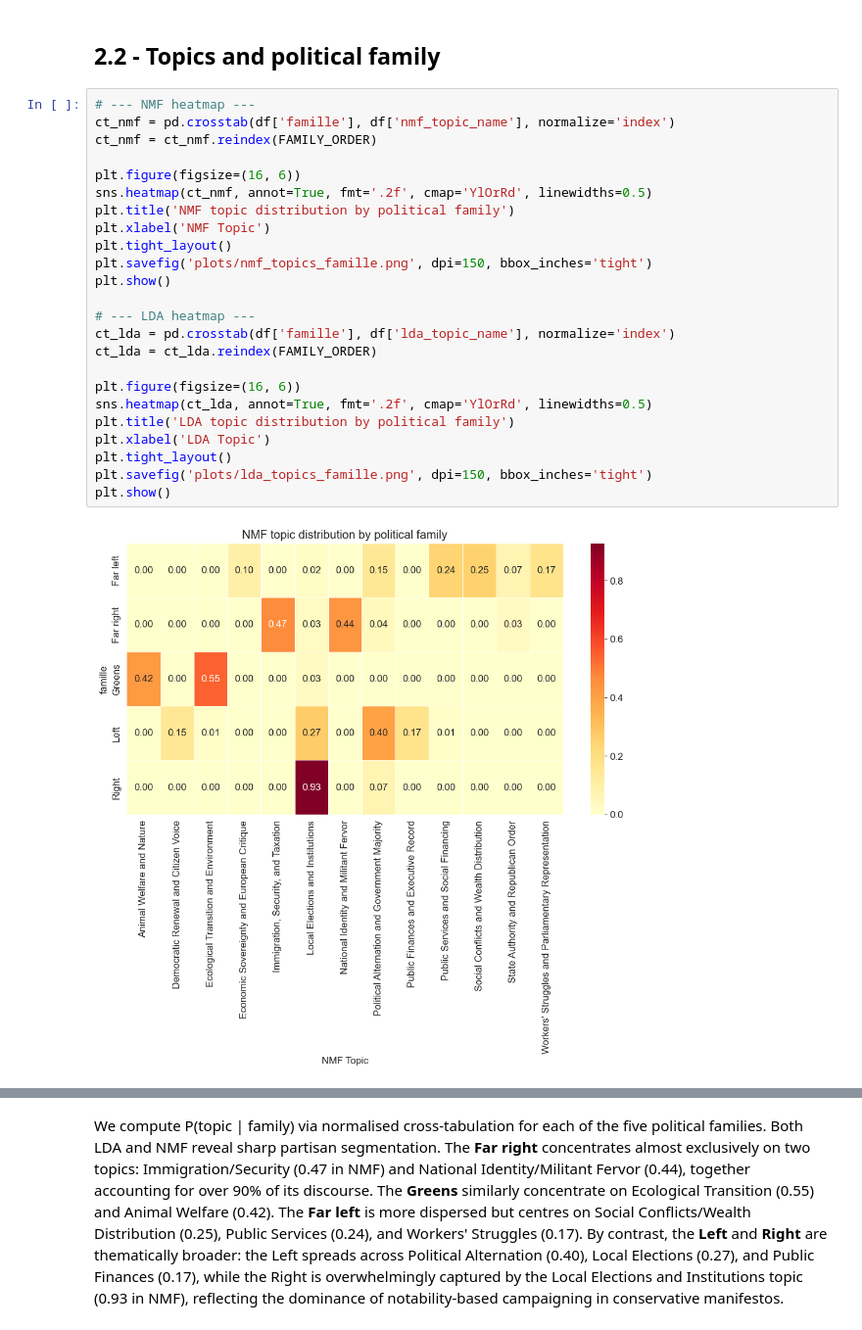
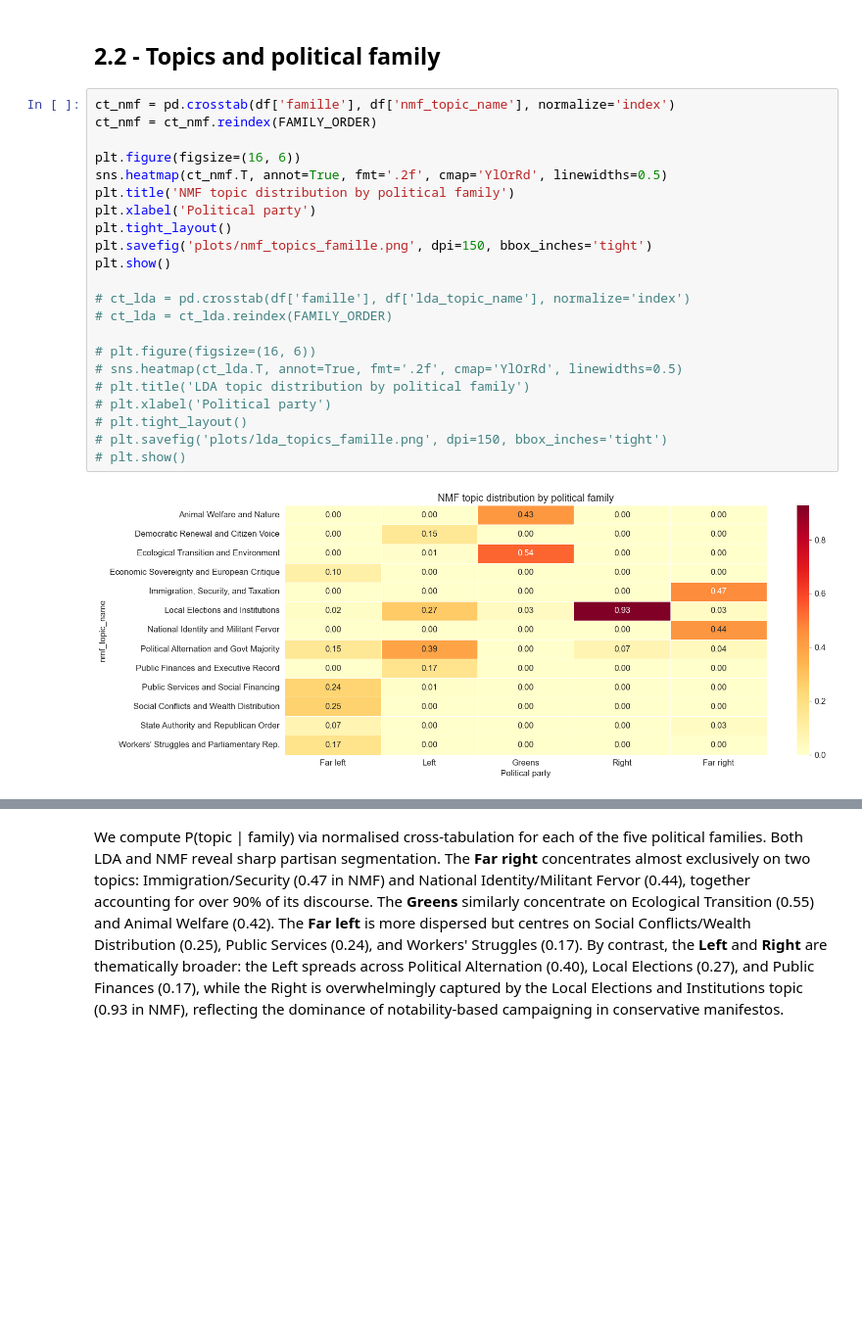
Before and after one commit to AntoineGilsonGH/nlp-archelec, a Jupyter notebook: 02_main.ipynb, the cells around one changed output, grey strips where cells are left out. Shown at 98% size. Drawn from its saved outputs; the diff is of its cells as text; blank space fills up the shorter version.

Commit message:
new plots

```diff
--- a/02_main.ipynb
+++ b/02_main.ipynb
@@ -821,28 +849,26 @@ Tracking topic proportions across the three elections reveals a political landsc
 # %% [markdown]
 ## 2.2 - Topics and political family
 # %%
-# --- NMF heatmap ---
 ct_nmf = pd.crosstab(df['famille'], df['nmf_topic_name'], normalize='index')
 ct_nmf = ct_nmf.reindex(FAMILY_ORDER)
 
 plt.figure(figsize=(16, 6))
-sns.heatmap(ct_nmf, annot=True, fmt='.2f', cmap='YlOrRd', linewidths=0.5)
+sns.heatmap(ct_nmf.T, annot=True, fmt='.2f', cmap='YlOrRd', linewidths=0.5)
 plt.title('NMF topic distribution by political family')
-plt.xlabel('NMF Topic')
+plt.xlabel('Political party')
 plt.tight_layout()
 plt.savefig('plots/nmf_topics_famille.png', dpi=150, bbox_inches='tight')
 plt.show()
 
-# --- LDA heatmap ---
-ct_lda = pd.crosstab(df['famille'], df['lda_topic_name'], normalize='index')
-ct_lda = ct_lda.reindex(FAMILY_ORDER)
+# ct_lda = pd.crosstab(df['famille'], df['lda_topic_name'], normalize='index')
+# ct_lda = ct_lda.reindex(FAMILY_ORDER)
 
-plt.figure(figsize=(16, 6))
-sns.heatmap(ct_lda, annot=True, fmt='.2f', cmap='YlOrRd', linewidths=0.5)
-plt.title('LDA topic distribution by political family')
-plt.xlabel('LDA Topic')
-plt.tight_layout()
-plt.savefig('plots/lda_topics_famille.png', dpi=150, bbox_inches='tight')
-plt.show()
+# plt.figure(figsize=(16, 6))
+# sns.heatmap(ct_lda.T, annot=True, fmt='.2f', cmap='YlOrRd', linewidths=0.5)
+# plt.title('LDA topic distribution by political family')
+# plt.xlabel('Political party')
+# plt.tight_layout()
+# plt.savefig('plots/lda_topics_famille.png', dpi=150, bbox_inches='tight')
+# plt.show()
 # %% [output]
-[figure, old version]
+[figure, new version]
```
Also changed, not shown: parts of 19 cells of this notebook, 9 other files.
